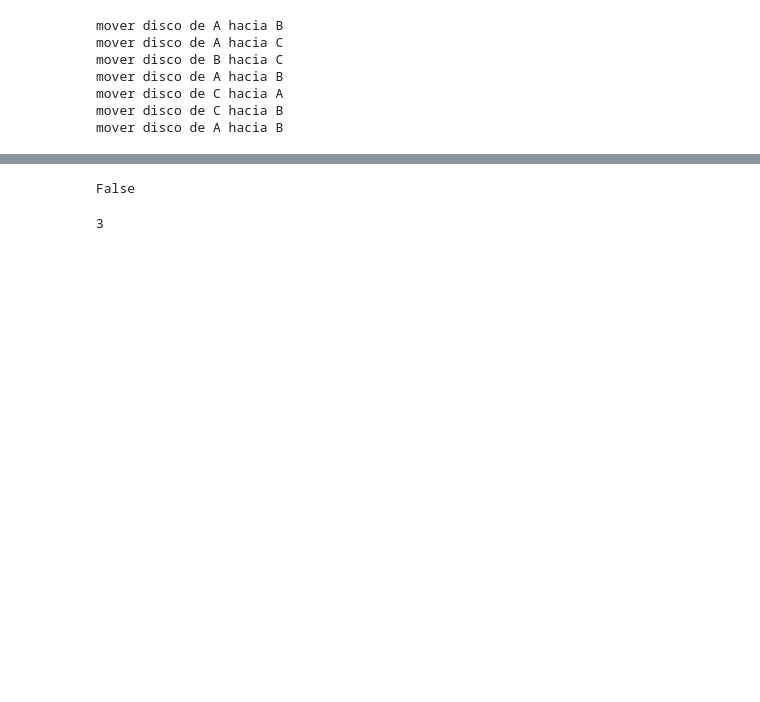
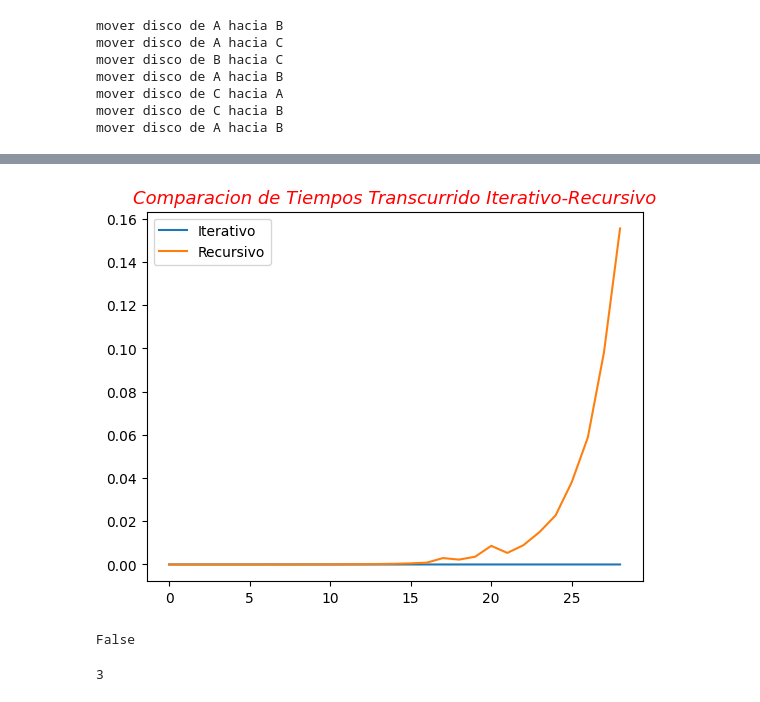
Before and after one commit to CeSaRLoPeZArTeAgA/Metodos_Computacionales-IMCA, a Jupyter notebook: Clase_Recursividad.ipynb, the cells around one changed output, grey strips where cells are left out. Cells and saved outputs as stored; diff of their text form; code cells hidden in the pictures; blank space fills up the shorter version.

```diff
--- a/Clase_Recursividad.ipynb
+++ b/Clase_Recursividad.ipynb
@@ -148,3 +168,13 @@ NameError: ignored
+# %%
+'Ploteo de los tiempos usados en Recursivo-Iterativo'
+plt.plot(tiempos_fiboIte,label='Iterativo')
+plt.plot(tiempos_fiboRec,label='Recursivo')
+plt.legend()
+plt.title('Comparacion de Tiempos Transcurrido Iterativo-Recursivo',fontsize=13,
+          color="red",style="italic")
+plt.show()
+# %% [output]
+[figure, added]
 # %%
 def palin(texto,inicio,fin):
   if inicio>=fin:
```
Also changed, not shown: parts of 14 cells of this notebook.
